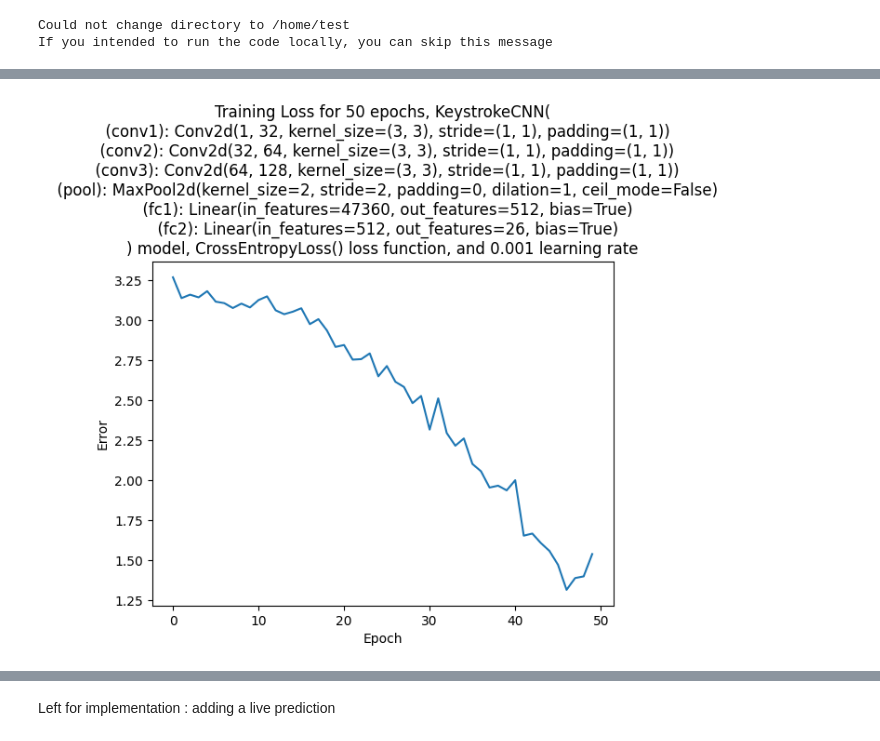
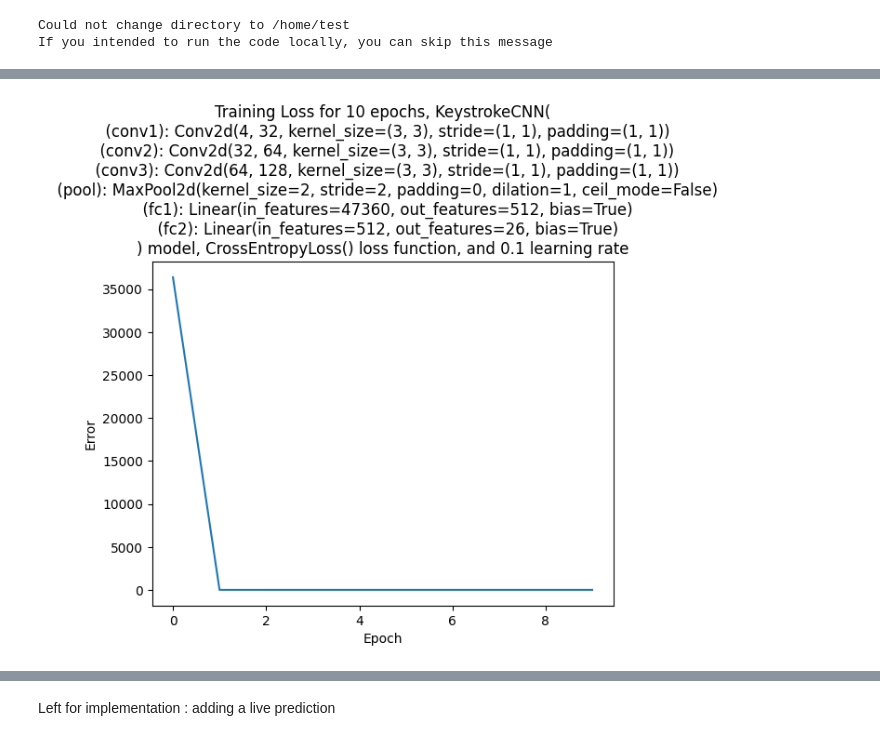
Before and after one commit to Oscar-T24/MAIS202-FinalProject, a Jupyter notebook: code/nn.ipynb, the cells around one changed output, grey strips where cells are left out. Cells and saved outputs as stored; diff of their text form; code cells hidden in the pictures.

Commit message:
added 3 more channels

```diff
--- a/code/nn.ipynb
+++ b/code/nn.ipynb
@@ -164,11 +171,13 @@ Could not change directory to /home/test
 If you intended to run the code locally, you can skip this message
 # %%
 class KeystrokeCNN(nn.Module):
-    def __init__(self,input_height=80, input_width=300, num_classes=26):
+    def __init__(self,input_height=80, input_width=300, num_classes=26,input_channels=4):
         super(KeystrokeCNN, self).__init__()
 
+        self.input_channels = input_channels
+
         # Convolutional layers
-        self.conv1 = nn.Conv2d(1, 32, kernel_size=3, padding=1)  # (1, H, W) -> (32, H, W)
+        self.conv1 = nn.Conv2d(input_channels, 32, kernel_size=3, padding=1)  # (1, H, W) -> (32, H, W)
         self.conv2 = nn.Conv2d(32, 64, kernel_size=3, padding=1) # (32, H, W) -> (64, H, W)
         self.conv3 = nn.Conv2d(64, 128, kernel_size=3, padding=1) # (64, H, W) -> (128, H, W)
 
@@ -185,7 +194,7 @@ class KeystrokeCNN(nn.Module):
 
     def _get_conv_output_size(self, height, width):
         """Pass a dummy tensor to determine final feature map size after convolutions"""
-        x = torch.zeros(1, 1, height, width)  # Batch size = 1, 1 channel, (H, W)
+        x = torch.zeros(1, self.input_channels, height, width)  # Batch size = 1, 1 channel, (H, W)
         x = self.pool(F.relu(self.conv1(x)))
         x = self.pool(F.relu(self.conv2(x)))
         x = self.pool(F.relu(self.conv3(x)))
@@ -217,11 +226,11 @@ class KeystrokeCNN(nn.Module):
 model = KeystrokeCNN()
 # %%
 # Loss function and optimizer
-lr = 0.001
+lr = 0.1
 criterion = nn.CrossEntropyLoss()
 optimizer = optim.Adam(model.parameters(), lr)
 
-keyboard_names = ('dell', 'macbook') # enter any new keyboard here for identification
+keyboard_names = ('dell', 'macbook', 'lenovo') # enter any new keyboard here for identification
 # %%
 # Function to train the model
 from datetime import datetime
@@ -277,8 +286,43 @@ def train(model, train_loader, criterion, optimizer, epochs=5,keyboard_name=''):
     return losses, filename
 
 # Training call
-epochs = 50
-losses, filename = train(model, train_loader, criterion, optimizer, epochs,keyboard_name=keyboard_names[0])
+epochs = 10
+losses, filename = train(model, train_loader, criterion, optimizer, epochs,keyboard_name=keyboard_names[2])
+
+conv_layers = [layer for layer in model.modules() if isinstance(layer, nn.Conv2d)]
+
+""""
+for layer in conv_layers:
+    # Get weights for this specific layer
+    weights = layer.weight.data  # Shape: (out_channels, in_channels, kernel_size, kernel_size)
+
+    # Calculate grid size based on number of output channels
+    n_filters = layer.out_channels
+    n_cols = 8  # Fixed number of columns
+    n_rows = (n_filters + n_cols - 1) // n_cols  # Calculate rows needed
+
+    # Create figure with appropriate size
+    fig, axes = plt.subplots(n_rows, n_cols, figsize=(15, 2*n_rows))
+    axes = axes.ravel()
+
+    # Plot each filter
+    for i in range(n_filters):
+        # Get the first channel of the filter (since we want to visualize 2D)
+        filter_weights = weights[i, 0].cpu().numpy()
+
+        # Plot the filter
+        axes[i].imshow(filter_weights, cmap='gray')
+        axes[i].axis('off')
+        axes[i].set_title(f'Filter {i+1}')
+
+    # Hide empty subplots if any
+    for i in range(n_filters, len(axes)):
+        axes[i].axis('off')
+
+    plt.suptitle(f'Filters of {layer.__class__.__name__} layer (in_channels={layer.in_channels}, out_channels={layer.out_channels})')
+    plt.tight_layout()
+    #plt.show()
+"""
 
 # Plot training loss
 plt.plot(range(epochs), losses)
@@ -307,4 +354,4 @@ Epoch 50 average loss: 1.537
-[figure, old version]
+[figure, new version]
 # %%
 import torch.nn.functional as F
 from sklearn.metrics import confusion_matrix
```
Also changed, not shown: parts of 4 cells of this notebook, 1 other file.
